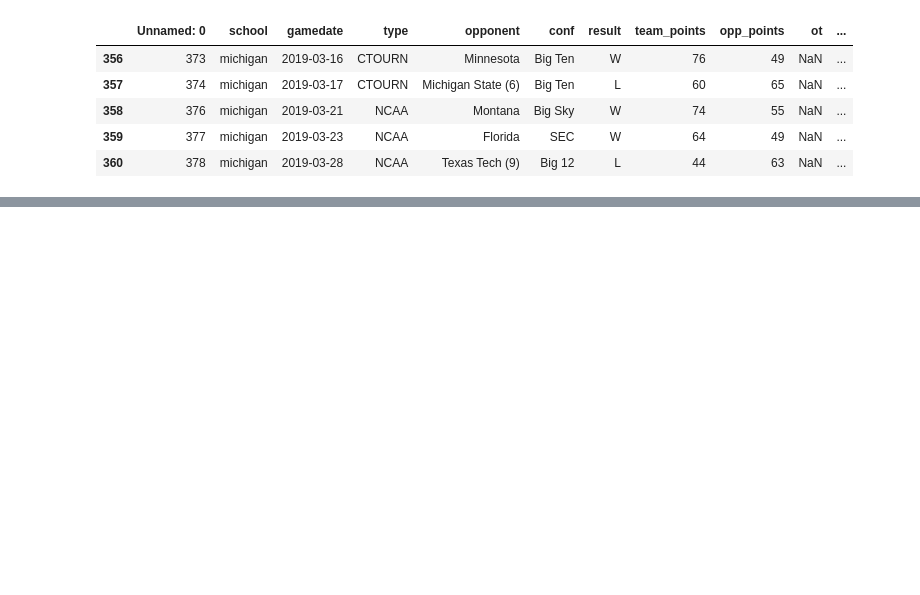
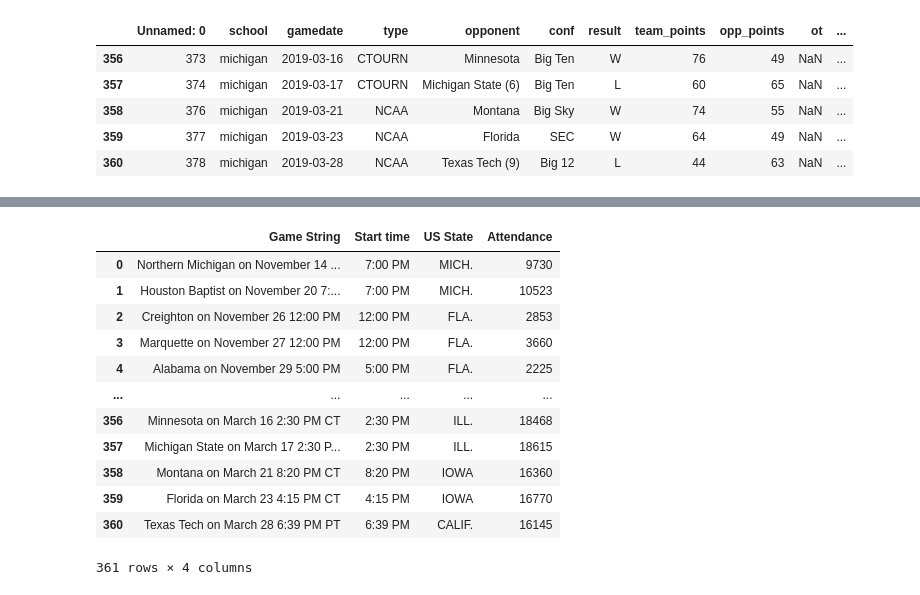
Before and after one commit to djboudia/milestone, a Jupyter notebook: 03_notebooks/basketball_times.ipynb, the cells around one changed output, grey strips where cells are left out. Saved outputs shown, nothing was run; the diff lists cells and outputs as text; code cells hidden in the pictures; blank space fills up the shorter version.

```diff
--- a/03_notebooks/basketball_times.ipynb
+++ b/03_notebooks/basketball_times.ipynb
@@ -414,0 +354,16 @@ df_cbb[df_cbb['school'] == 'michigan'].tail()
+# %%
+df_selenium
+# %% [output]
+|  | Game String | Start time | US State | Attendance |
+| 0 | Northern Michigan on November 14 ... | 7:00 PM | MICH. | 9730 |
+| 1 | Houston Baptist on November 20 7:... | 7:00 PM | MICH. | 10523 |
+| 2 | Creighton on November 26 12:00 PM | 12:00 PM | FLA. | 2853 |
+| 3 | Marquette on November 27 12:00 PM | 12:00 PM | FLA. | 3660 |
+| 4 | Alabama on November 29 5:00 PM | 5:00 PM | FLA. | 2225 |
+| ... | ... | ... | ... | ... |
+| 356 | Minnesota on March 16 2:30 PM CT | 2:30 PM | ILL. | 18468 |
+| 357 | Michigan State on March 17 2:30 P... | 2:30 PM | ILL. | 18615 |
+| 358 | Montana on March 21 8:20 PM CT | 8:20 PM | IOWA | 16360 |
+| 359 | Florida on March 23 4:15 PM CT | 4:15 PM | IOWA | 16770 |
+| 360 | Texas Tech on March 28 6:39 PM PT | 6:39 PM | CALIF. | 16145 |
+361 rows × 4 columns
```
Also changed, not shown: parts of 49 cells of this notebook.
